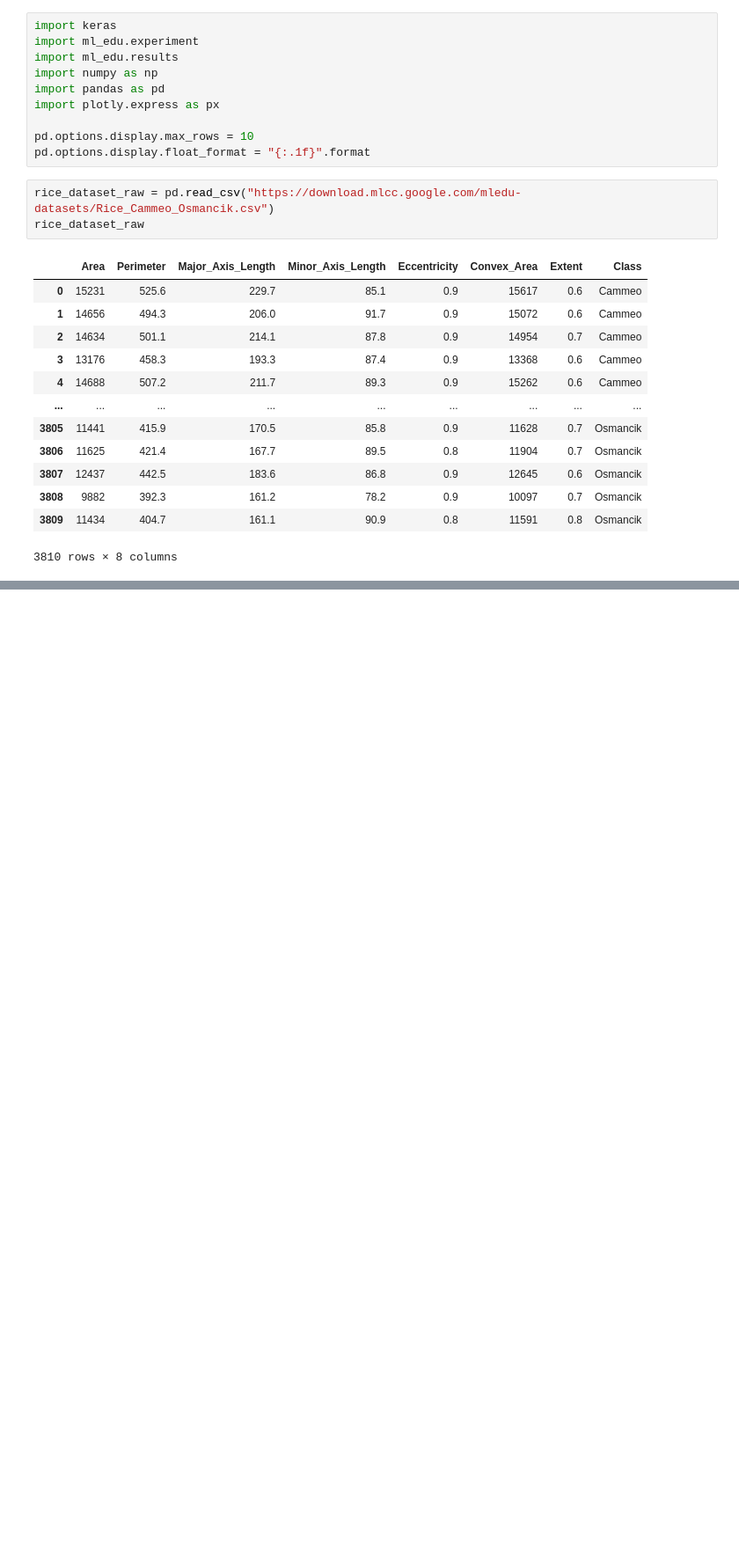
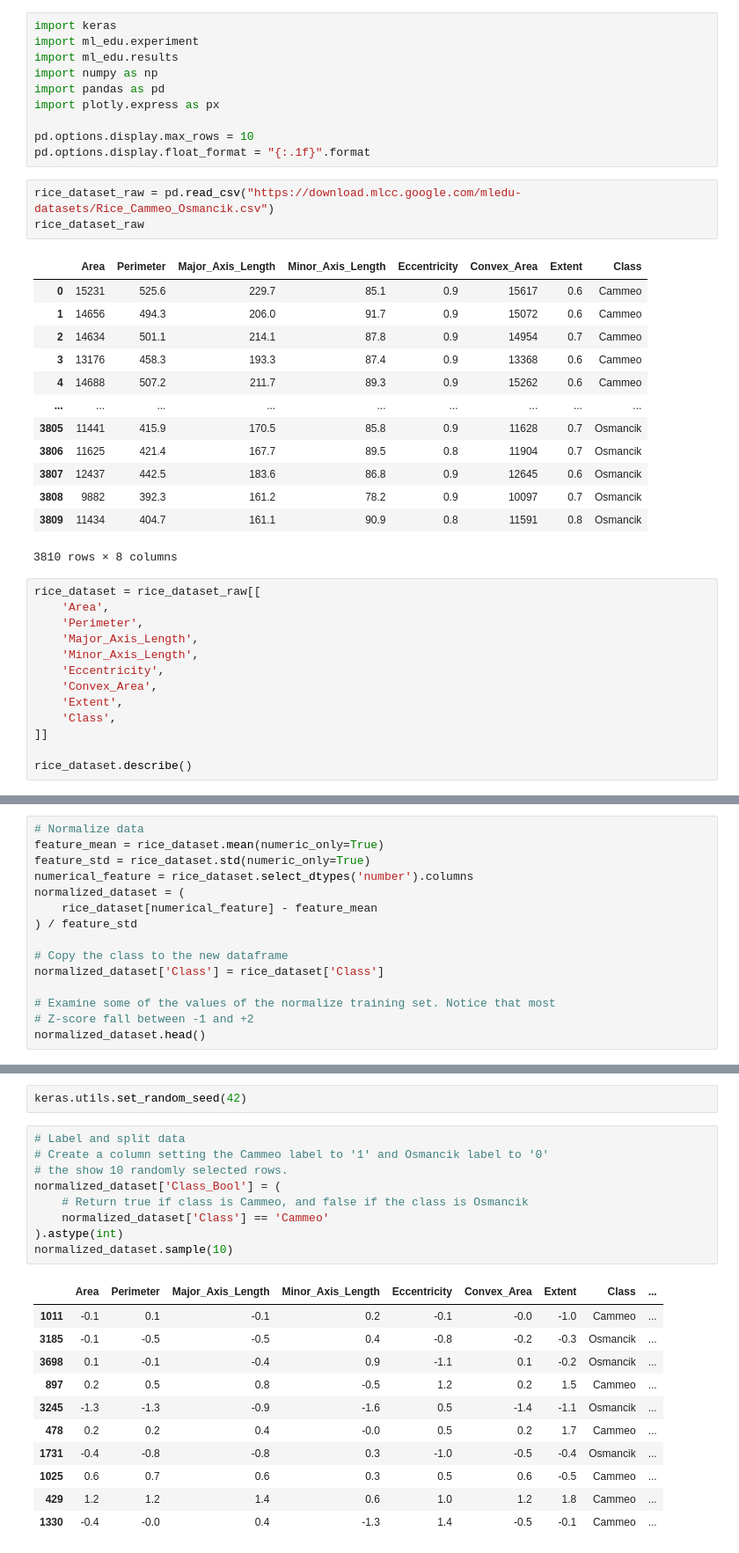
Before and after one commit to kogimurio/mlproject, a Jupyter notebook: binary_classification_rice.ipynb, the cells around one changed output, grey strips where cells are left out. Shown at 88% size. Cells and saved outputs as stored; diff of their text form; blank space fills up the shorter version.

Commit message:
normalize features

```diff
--- a/binary_classification_rice.ipynb
+++ b/binary_classification_rice.ipynb
@@ -25,3 +25,16 @@ rice_dataset_raw
 | 3808 | 9882 | 392.3 | 161.2 | 78.2 | 0.9 | 10097 | 0.7 | Osmancik |
 | 3809 | 11434 | 404.7 | 161.1 | 90.9 | 0.8 | 11591 | 0.8 | Osmancik |
 3810 rows × 8 columns
+# %%
+rice_dataset = rice_dataset_raw[[
+    'Area',
+    'Perimeter',
+    'Major_Axis_Length',
+    'Minor_Axis_Length',
+    'Eccentricity',
+    'Convex_Area',
+    'Extent',
+    'Class',
+]]
+
+rice_dataset.describe()
@@ -27,0 +92,15 @@ rice_dataset_raw
+# %%
+# Normalize data
+feature_mean = rice_dataset.mean(numeric_only=True)
+feature_std = rice_dataset.std(numeric_only=True)
+numerical_feature = rice_dataset.select_dtypes('number').columns
+normalized_dataset = (
+    rice_dataset[numerical_feature] - feature_mean
+) / feature_std
+
+# Copy the class to the new dataframe
+normalized_dataset['Class'] = rice_dataset['Class']
+
+# Examine some of the values of the normalize training set. Notice that most
+# Z-score fall between -1 and +2
+normalized_dataset.head()
@@ -27,0 +114,23 @@ rice_dataset_raw
+# %%
+keras.utils.set_random_seed(42)
+# %%
+# Label and split data
+# Create a column setting the Cammeo label to '1' and Osmancik label to '0'
+# the show 10 randomly selected rows.
+normalized_dataset['Class_Bool'] = (
+    # Return true if class is Cammeo, and false if the class is Osmancik
+    normalized_dataset['Class'] == 'Cammeo'
+).astype(int)
+normalized_dataset.sample(10)
+# %% [output]
+|  | Area | Perimeter | Major_Axis_Length | Minor_Axis_Length | Eccentricity | Convex_Area | Extent | Class | ... |
+| 1011 | -0.1 | 0.1 | -0.1 | 0.2 | -0.1 | -0.0 | -1.0 | Cammeo | ... |
+| 3185 | -0.1 | -0.5 | -0.5 | 0.4 | -0.8 | -0.2 | -0.3 | Osmancik | ... |
+| 3698 | 0.1 | -0.1 | -0.4 | 0.9 | -1.1 | 0.1 | -0.2 | Osmancik | ... |
+| 897 | 0.2 | 0.5 | 0.8 | -0.5 | 1.2 | 0.2 | 1.5 | Cammeo | ... |
+| 3245 | -1.3 | -1.3 | -0.9 | -1.6 | 0.5 | -1.4 | -1.1 | Osmancik | ... |
+| 478 | 0.2 | 0.2 | 0.4 | -0.0 | 0.5 | 0.2 | 1.7 | Cammeo | ... |
+| 1731 | -0.4 | -0.8 | -0.8 | 0.3 | -1.0 | -0.5 | -0.4 | Osmancik | ... |
+| 1025 | 0.6 | 0.7 | 0.6 | 0.3 | 0.5 | 0.6 | -0.5 | Cammeo | ... |
+| 429 | 1.2 | 1.2 | 1.4 | 0.6 | 1.0 | 1.2 | 1.8 | Cammeo | ... |
+| 1330 | -0.4 | -0.0 | 0.4 | -1.3 | 1.4 | -0.5 | -0.1 | Cammeo | ... |
```
Also changed, not shown: parts of 5 cells of this notebook.
